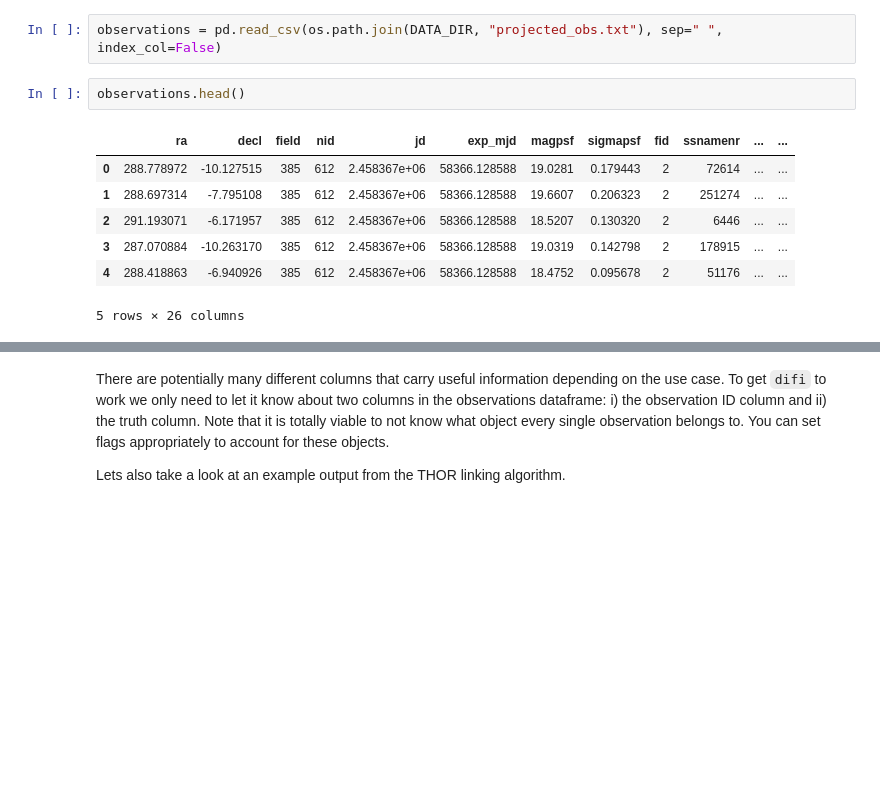
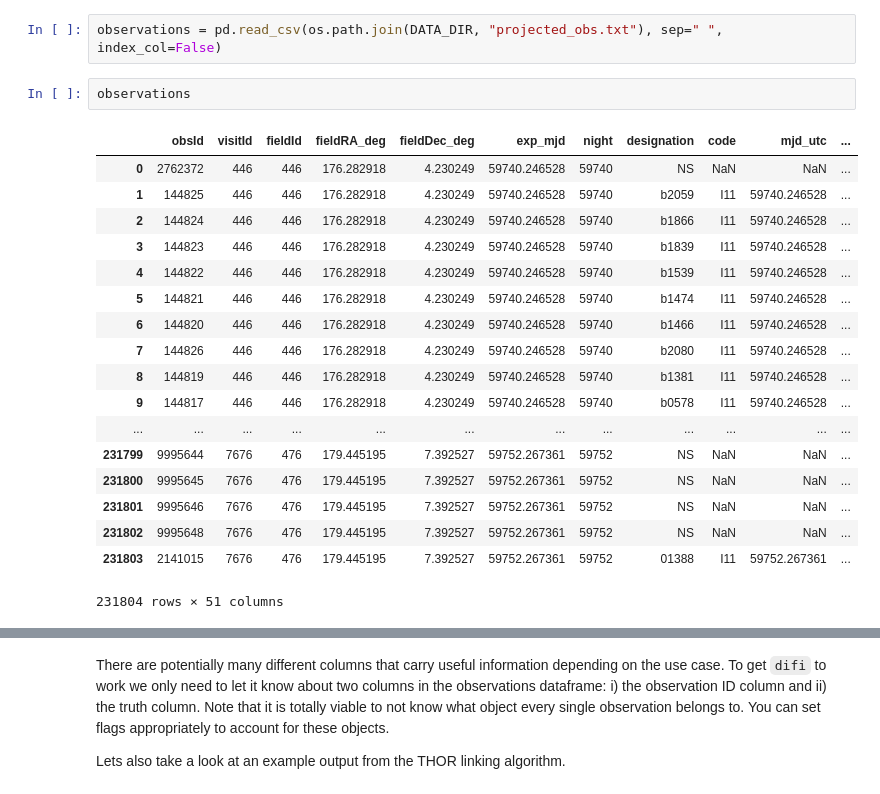
Before and after one commit to moeyensj/difi, a Jupyter notebook: examples/example_thor.ipynb, the cells around one changed output, grey strips where cells are left out. Drawn from its saved outputs; the diff is of its cells as text; blank space fills up the shorter version.

```diff
--- a/examples/example_thor.ipynb
+++ b/examples/example_thor.ipynb
@@ -22,15 +22,26 @@ Lets take a look at a sample observations file used by the THOR software.
 # %%
 observations = pd.read_csv(os.path.join(DATA_DIR, "projected_obs.txt"), sep=" ", index_col=False)
 # %%
-observations.head()
+observations
 # %% [output]
-|  | ra | decl | field | nid | jd | exp_mjd | magpsf | sigmapsf | fid | ssnamenr | ... | ... |
-| 0 | 288.778972 | -10.127515 | 385 | 612 | 2.458367e+06 | 58366.128588 | 19.0281 | 0.179443 | 2 | 72614 | ... | ... |
-| 1 | 288.697314 | -7.795108 | 385 | 612 | 2.458367e+06 | 58366.128588 | 19.6607 | 0.206323 | 2 | 251274 | ... | ... |
-| 2 | 291.193071 | -6.171957 | 385 | 612 | 2.458367e+06 | 58366.128588 | 18.5207 | 0.130320 | 2 | 6446 | ... | ... |
-| 3 | 287.070884 | -10.263170 | 385 | 612 | 2.458367e+06 | 58366.128588 | 19.0319 | 0.142798 | 2 | 178915 | ... | ... |
-| 4 | 288.418863 | -6.940926 | 385 | 612 | 2.458367e+06 | 58366.128588 | 18.4752 | 0.095678 | 2 | 51176 | ... | ... |
+|  | obsId | visitId | fieldId | fieldRA_deg | fieldDec_deg | exp_mjd | night | designation | code | mjd_utc | ... |
+| 0 | 2762372 | 446 | 446 | 176.282918 | 4.230249 | 59740.246528 | 59740 | NS | NaN | NaN | ... |
+| 1 | 144825 | 446 | 446 | 176.282918 | 4.230249 | 59740.246528 | 59740 | b2059 | I11 | 59740.246528 | ... |
+| 2 | 144824 | 446 | 446 | 176.282918 | 4.230249 | 59740.246528 | 59740 | b1866 | I11 | 59740.246528 | ... |
+| 3 | 144823 | 446 | 446 | 176.282918 | 4.230249 | 59740.246528 | 59740 | b1839 | I11 | 59740.246528 | ... |
+| 4 | 144822 | 446 | 446 | 176.282918 | 4.230249 | 59740.246528 | 59740 | b1539 | I11 | 59740.246528 | ... |
+| 5 | 144821 | 446 | 446 | 176.282918 | 4.230249 | 59740.246528 | 59740 | b1474 | I11 | 59740.246528 | ... |
+| 6 | 144820 | 446 | 446 | 176.282918 | 4.230249 | 59740.246528 | 59740 | b1466 | I11 | 59740.246528 | ... |
+| 7 | 144826 | 446 | 446 | 176.282918 | 4.230249 | 59740.246528 | 59740 | b2080 | I11 | 59740.246528 | ... |
+| 8 | 144819 | 446 | 446 | 176.282918 | 4.230249 | 59740.246528 | 59740 | b1381 | I11 | 59740.246528 | ... |
+| 9 | 144817 | 446 | 446 | 176.282918 | 4.230249 | 59740.246528 | 59740 | b0578 | I11 | 59740.246528 | ... |
+| ... | ... | ... | ... | ... | ... | ... | ... | ... | ... | ... | ... |
+| 231799 | 9995644 | 7676 | 476 | 179.445195 | 7.392527 | 59752.267361 | 59752 | NS | NaN | NaN | ... |
+| 231800 | 9995645 | 7676 | 476 | 179.445195 | 7.392527 | 59752.267361 | 59752 | NS | NaN | NaN | ... |
+| 231801 | 9995646 | 7676 | 476 | 179.445195 | 7.392527 | 59752.267361 | 59752 | NS | NaN | NaN | ... |
+| 231802 | 9995648 | 7676 | 476 | 179.445195 | 7.392527 | 59752.267361 | 59752 | NS | NaN | NaN | ... |
+| 231803 | 2141015 | 7676 | 476 | 179.445195 | 7.392527 | 59752.267361 | 59752 | 01388 | I11 | 59752.267361 | ... |
-5 rows × 26 columns
+231804 rows × 51 columns
 # %%
 observations.columns
 # %% [output]
```
Also changed, not shown: parts of 17 cells of this notebook, 5 other files.
